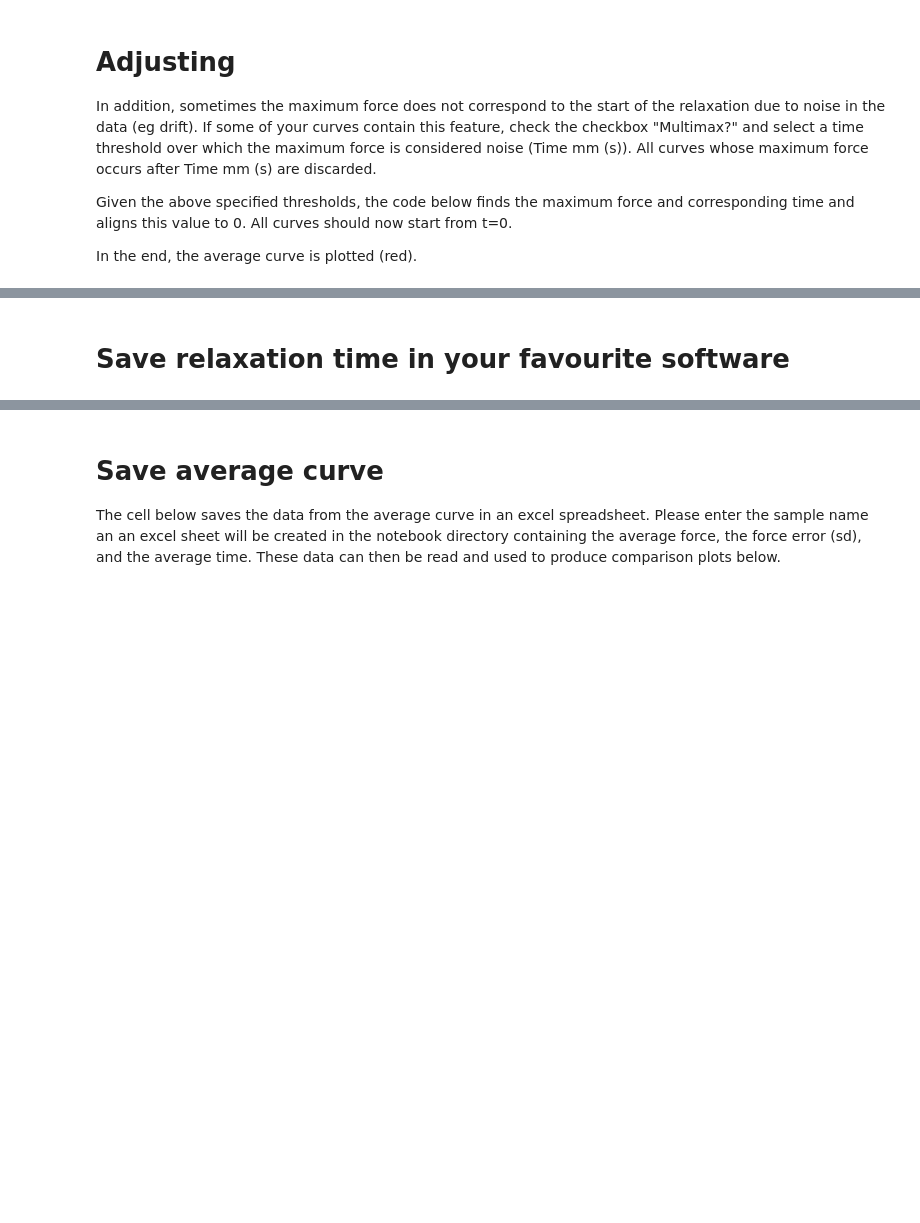
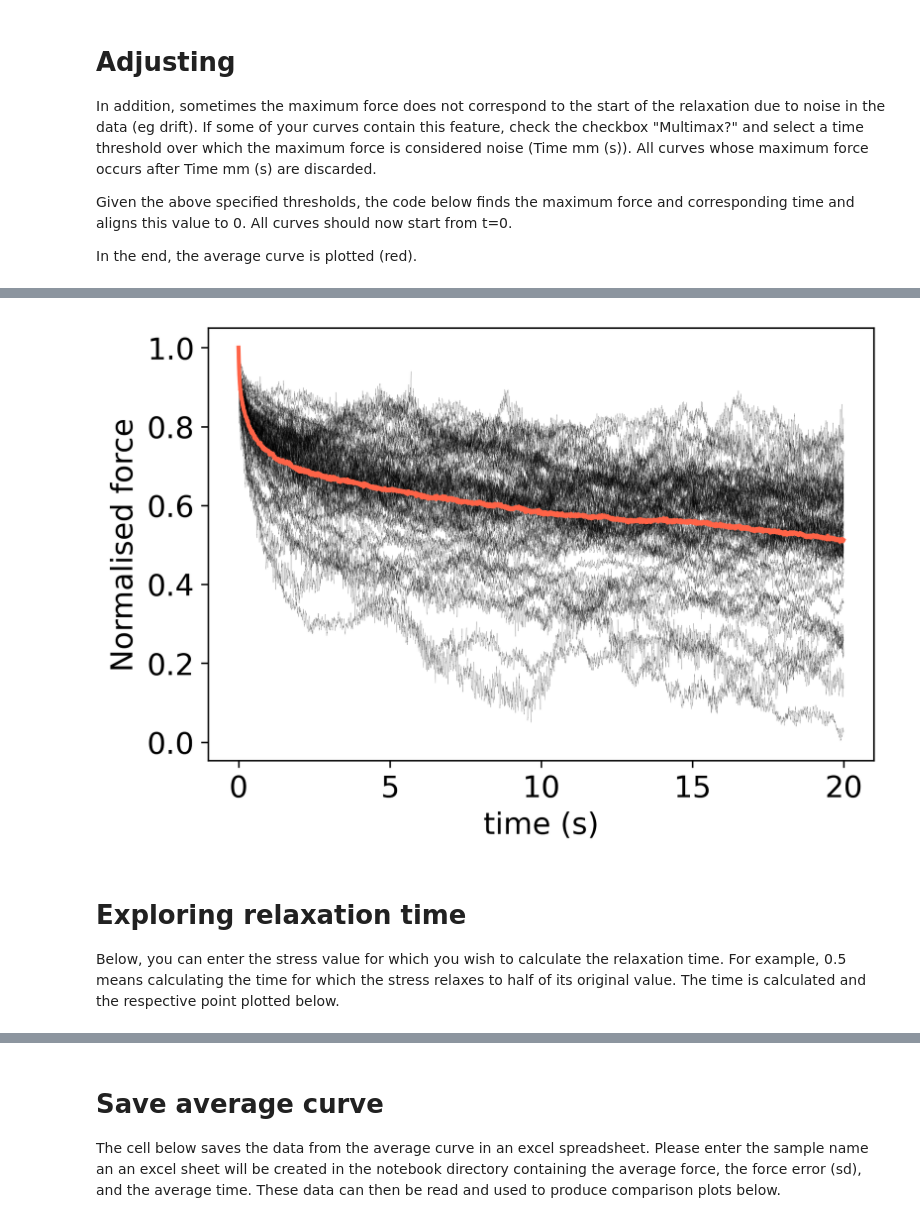
Before and after one commit to GiuseppeCiccone96/stressrelaxnano, a Jupyter notebook: stress_relaxation_nanoindentation.ipynb, the cells around one changed output, grey strips where cells are left out. Drawn from its saved outputs; the diff is of its cells as text; code cells hidden in the pictures; blank space fills up the shorter version.

```diff
--- a/stress_relaxation_nanoindentation.ipynb
+++ b/stress_relaxation_nanoindentation.ipynb
@@ -282,37 +296,39 @@ for _, file in enumerate(data):
     if multimaxw.value is True:
         max_force = max(f)
         i_max_force=np.argmin((f-max_force)**2)
         t_max=t[i_max_force]
         if t_max>TIME_MULTIMAX:
             continue
     #Find maximum force and corresponding time index;
     #and plot from only max force. Align curves in time starting from max force value.
     max_force = max(f)
     i_max_force=np.argmin((f-max_force)**2)
     f=f[i_max_force::]
     t=t[i_max_force::]-t[i_max_force]
     #Offset curves
     off = f[0]
     if off <0:
         f = f-off
     else:
         f = f
     #Final variables to append
     normf=f[:i_max_time]/max(f[:i_max_time])
     t=t[:i_max_time]
     tall.append(t)
     fall.append(normf)
     plt.plot(t,normf,alpha=0.5,lw=0.1,c='k')
-
 plt.xlabel('time (s)')
-plt.ylabel('force (uN)')
+plt.ylabel('Normalised force')
 
 #Find and plot average curve
 t_av,f_av,f_err=getMedCurve(tall,fall,error=True)
 plt.errorbar(t_av,f_av,c='tomato',lw=2,alpha=1)
 plt.show()
+# %% [output]
+[figure, added]
 # %% [markdown]
-# Save relaxation time in your favourite software
+# Exploring relaxation time
+Below, you can enter the stress value for which you wish to calculate the relaxation time. For example, 0.5 means calculating the time for which the stress relaxes to half of its original value. The time is calculated and the respective point plotted below.
 # %%
 relaxation_timew=widgets.BoundedFloatText(
     value=0.5,
```
Also changed, not shown: parts of 6 cells of this notebook.
